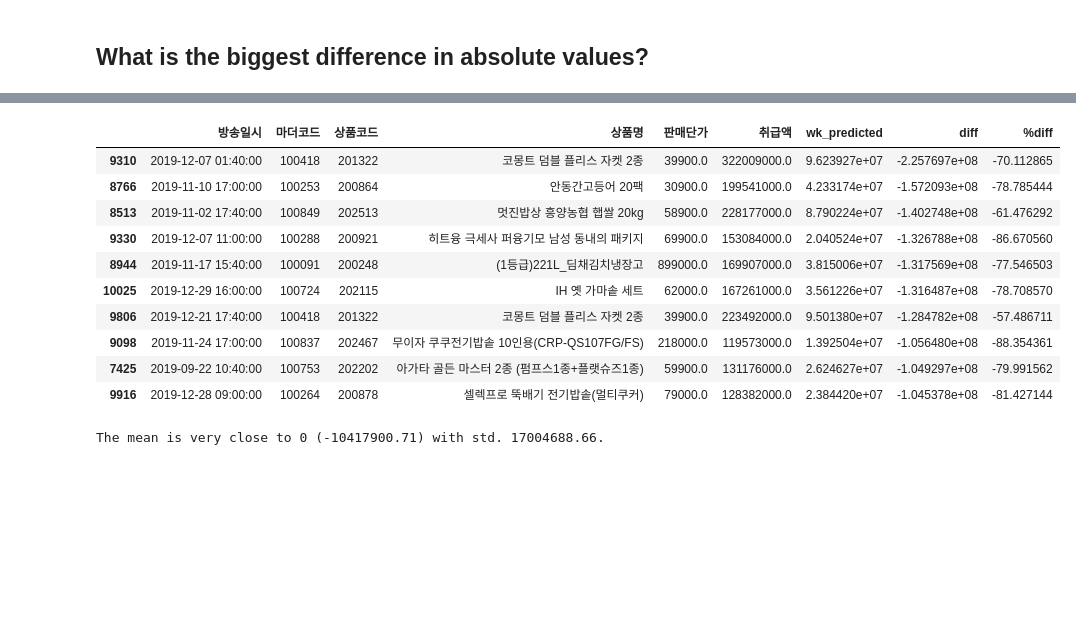
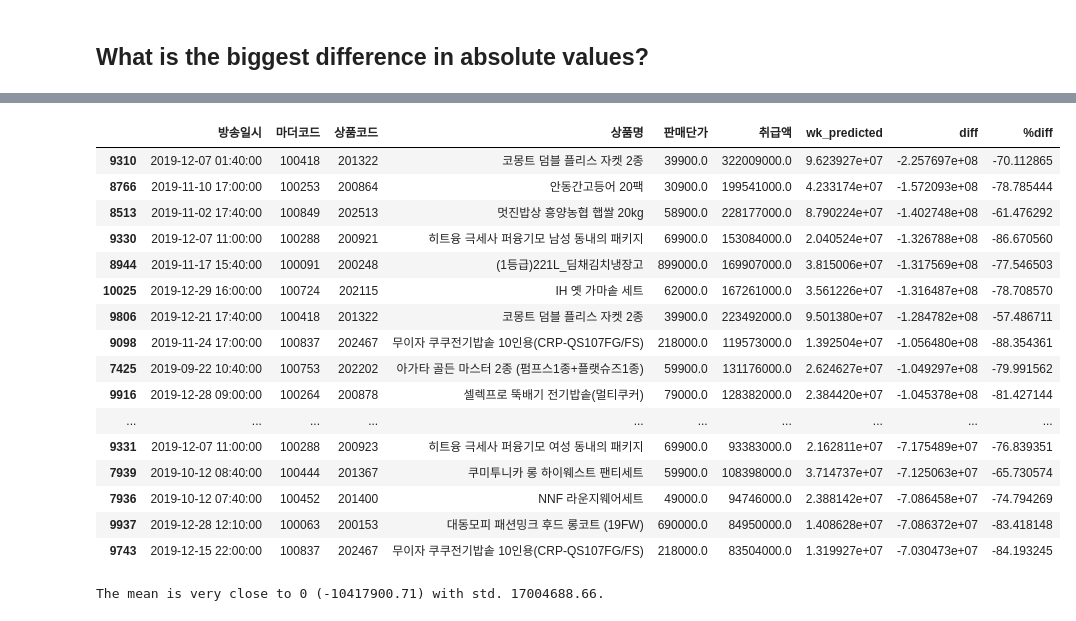
Before and after one commit to Seungmi122/bigcon2020_sales_forecasting, a Jupyter notebook: eda/residual_analysis.ipynb, the cells around one changed output, grey strips where cells are left out. Drawn from its saved outputs; the diff is of its cells as text; code cells hidden in the pictures; blank space fills up the shorter version.

```diff
--- a/eda/residual_analysis.ipynb
+++ b/eda/residual_analysis.ipynb
@@ -111,7 +111,7 @@ Text(0, 0.5, 'Diff')
 # %% [markdown]
 ## What is the biggest difference in absolute values?
 # %%
-n = 10
+n = 30
 # Sort by the 'abs_diff' field and show the n largest mistakes in absolute values
 top_missed_wk = df_wk.sort_values("abs_diff", ascending=False).head(n).index
 df_wk.sort_values("abs_diff", ascending=False).head(n)
@@ -130,18 +136,25 @@ df_wk.sort_values("abs_diff", ascending=False).head(n)
 # %%
+wk_over_mcode = df_wk_lag.loc[top_missed_wk,['마더코드']]
 pd.concat([df_wk_lag.loc[top_missed_wk,['방송일시','마더코드','상품코드','상품명','판매단가','취급액']],
            df_wk.sort_values("abs_diff", ascending=False).head(n)[['wk_predicted', 'diff', '%diff']]], axis = 1)
 # %% [output]
 |  | 방송일시 | 마더코드 | 상품코드 | 상품명 | 판매단가 | 취급액 | wk_predicted | diff | %diff |
 | 9310 | 2019-12-07 01:40:00 | 100418 | 201322 | 코몽트 덤블 플리스 자켓 2종 | 39900.0 | 322009000.0 | 9.623927e+07 | -2.257697e+08 | -70.112865 |
 | 8766 | 2019-11-10 17:00:00 | 100253 | 200864 | 안동간고등어 20팩 | 30900.0 | 199541000.0 | 4.233174e+07 | -1.572093e+08 | -78.785444 |
 | 8513 | 2019-11-02 17:40:00 | 100849 | 202513 | 멋진밥상 흥양농협 햅쌀 20kg | 58900.0 | 228177000.0 | 8.790224e+07 | -1.402748e+08 | -61.476292 |
 | 9330 | 2019-12-07 11:00:00 | 100288 | 200921 | 히트융 극세사 퍼융기모 남성 동내의 패키지 | 69900.0 | 153084000.0 | 2.040524e+07 | -1.326788e+08 | -86.670560 |
 | 8944 | 2019-11-17 15:40:00 | 100091 | 200248 | (1등급)221L_딤채김치냉장고 | 899000.0 | 169907000.0 | 3.815006e+07 | -1.317569e+08 | -77.546503 |
 | 10025 | 2019-12-29 16:00:00 | 100724 | 202115 | IH 옛 가마솥 세트 | 62000.0 | 167261000.0 | 3.561226e+07 | -1.316487e+08 | -78.708570 |
 | 9806 | 2019-12-21 17:40:00 | 100418 | 201322 | 코몽트 덤블 플리스 자켓 2종 | 39900.0 | 223492000.0 | 9.501380e+07 | -1.284782e+08 | -57.486711 |
 | 9098 | 2019-11-24 17:00:00 | 100837 | 202467 | 무이자 쿠쿠전기밥솥 10인용(CRP-QS107FG/FS) | 218000.0 | 119573000.0 | 1.392504e+07 | -1.056480e+08 | -88.354361 |
 | 7425 | 2019-09-22 10:40:00 | 100753 | 202202 | 아가타 골든 마스터 2종 (펌프스1종+플랫슈즈1종) | 59900.0 | 131176000.0 | 2.624627e+07 | -1.049297e+08 | -79.991562 |
 | 9916 | 2019-12-28 09:00:00 | 100264 | 200878 | 셀렉프로 뚝배기 전기밥솥(멀티쿠커) | 79000.0 | 128382000.0 | 2.384420e+07 | -1.045378e+08 | -81.427144 |
+| ... | ... | ... | ... | ... | ... | ... | ... | ... | ... |
+| 9331 | 2019-12-07 11:00:00 | 100288 | 200923 | 히트융 극세사 퍼융기모 여성 동내의 패키지 | 69900.0 | 93383000.0 | 2.162811e+07 | -7.175489e+07 | -76.839351 |
+| 7939 | 2019-10-12 08:40:00 | 100444 | 201367 | 쿠미투니카 롱 하이웨스트 팬티세트 | 59900.0 | 108398000.0 | 3.714737e+07 | -7.125063e+07 | -65.730574 |
+| 7936 | 2019-10-12 07:40:00 | 100452 | 201400 | NNF 라운지웨어세트 | 49000.0 | 94746000.0 | 2.388142e+07 | -7.086458e+07 | -74.794269 |
+| 9937 | 2019-12-28 12:10:00 | 100063 | 200153 | 대동모피 패션밍크 후드 롱코트 (19FW) | 690000.0 | 84950000.0 | 1.408628e+07 | -7.086372e+07 | -83.418148 |
+| 9743 | 2019-12-15 22:00:00 | 100837 | 202467 | 무이자 쿠쿠전기밥솥 10인용(CRP-QS107FG/FS) | 218000.0 | 83504000.0 | 1.319927e+07 | -7.030473e+07 | -84.193245 |
 # %%
 # Calculate the mean and std. of the diff field
 diff_mean, diff_std = df_wk['diff'].mean(), df_wk['diff'].std()
```
Also changed, not shown: parts of 21 cells of this notebook.
